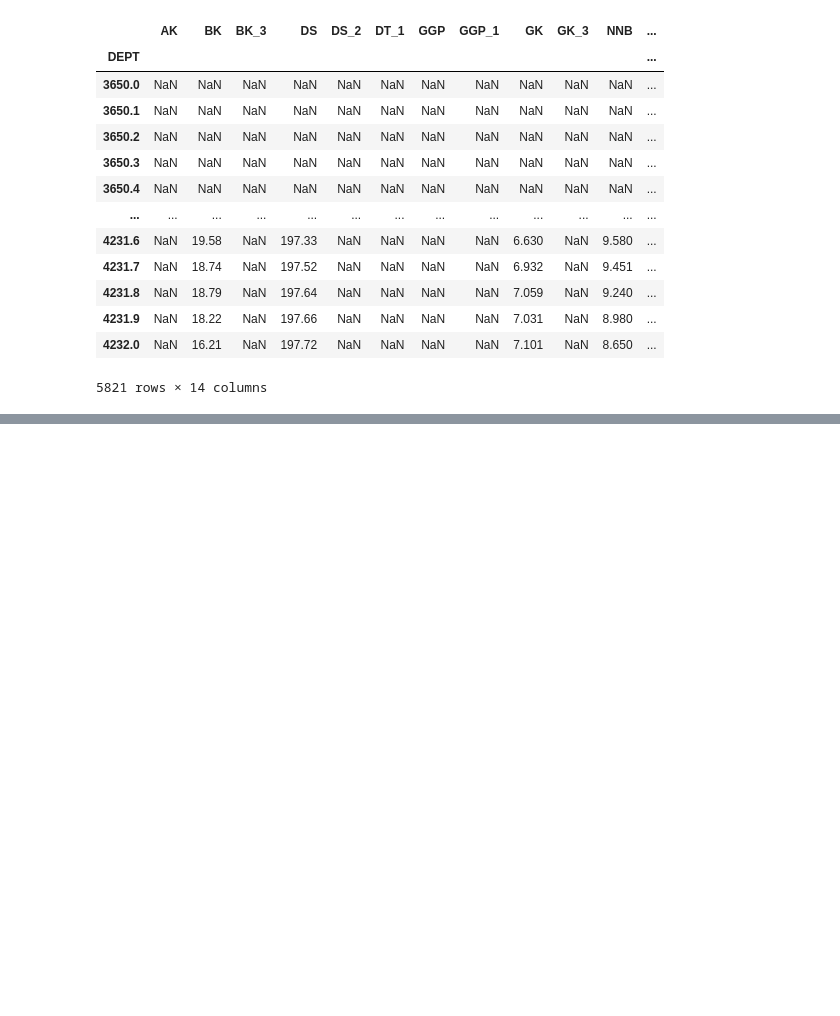
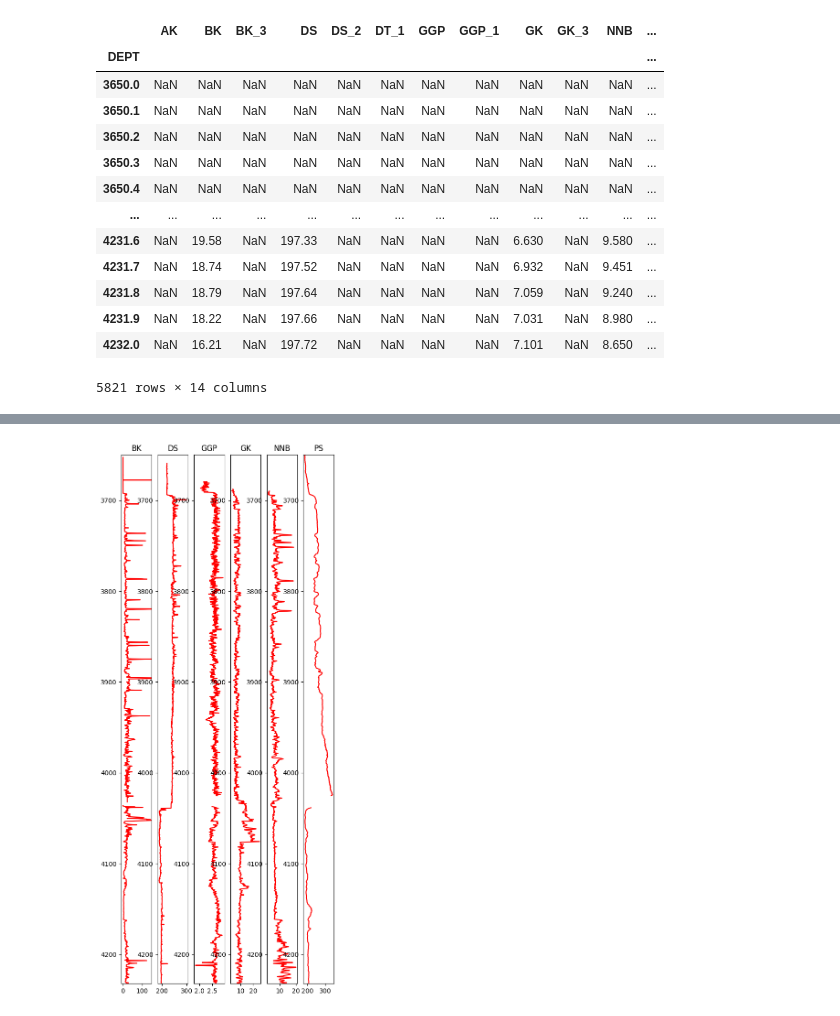
Before and after one commit to spaceswimmer/Pertoleum-Geology-Projects, a Jupyter notebook: Artemiy_Fishchuk_examples/Well data processing/well_processing.ipynb, the cells around one changed output, grey strips where cells are left out. Saved outputs shown, nothing was run; the diff lists cells and outputs as text; code cells hidden in the pictures; blank space fills up the shorter version.

```diff
--- a/Artemiy_Fishchuk_examples/Well data processing/well_processing.ipynb
+++ b/Artemiy_Fishchuk_examples/Well data processing/well_processing.ipynb
@@ -65,0 +59,46 @@ data.loc[:,'PS_F'] = data.loc[:,['PS','PS_3']].sum(axis=1, min_count=1)
+# %%
+#Cutting false data on ends of GGP and PS
+ggp_first_index = data['GGP'].dropna().index[0]
+data.loc[ggp_first_index:ggp_first_index+2.2, 'GGP'] = pd.NA
+
+ps_first_index = data['PS'].dropna().index[0]
+data.loc[ps_first_index:ps_first_index+3, 'PS'] = pd.NA
+
+#BK, DS, GGP, PS
+data['BK_F'] = data.loc[:,['BK','BK_3']].sum(axis=1, min_count=1)
+data['DS_F'] = data['DS_2'].fillna(data['DS'])
+data['GGP_F'] = data['GGP_1'].fillna(data['GGP'])
+data['PS_F'] = data['PS_3'].fillna(data['PS'])
+#GK
+mask = data['GK'].notna() & data['GK_3'].notna()
+data['GK'] -= (data.loc[mask,"GK"] - data.loc[mask,"GK_3"]).mean()
+data['GK_F'] = data['GK_3'].combine_first(data['GK'])
+#NNB
+mask = data['NNB'].notna() & data['NNB_1'].notna()
+data['NNB'] -= (data.loc[mask,"NNB"] - data.loc[mask,"NNB_1"]).mean()
+data['NNB_F'] = data['NNB'].combine_first(data['NNB_1'])
+# %%
+fig, axs = plt.subplots(1, 6)
+fig.set_size_inches(6,15)
+axs[0].plot(data.BK_F, data.index, c="red")
+axs[0].set_title("BK")
+axs[0].set_xlim((-10, 150))
+
+axs[1].plot(data.DS_F, data.index, c="red")
+axs[1].set_title("DS")
+
+axs[2].plot(data.GGP_F, data.index, c="red")
+axs[2].set_title("GGP")
+
+axs[3].plot(data.GK_F, data.index, c="red")
+axs[3].set_title("GK")
+
+axs[4].plot(data.NNB_F, data.index, c="red")
+axs[4].set_title("NNB")
+
+axs[5].plot(data.PS_F, data.index, c="red")
+axs[5].set_title("PS")
+for ax in axs:
+    ax.set_ylim((4232., 3650.))
+# %% [output]
+[figure, added]
```
Also changed, not shown: parts of 3 cells of this notebook, 1 other file.
